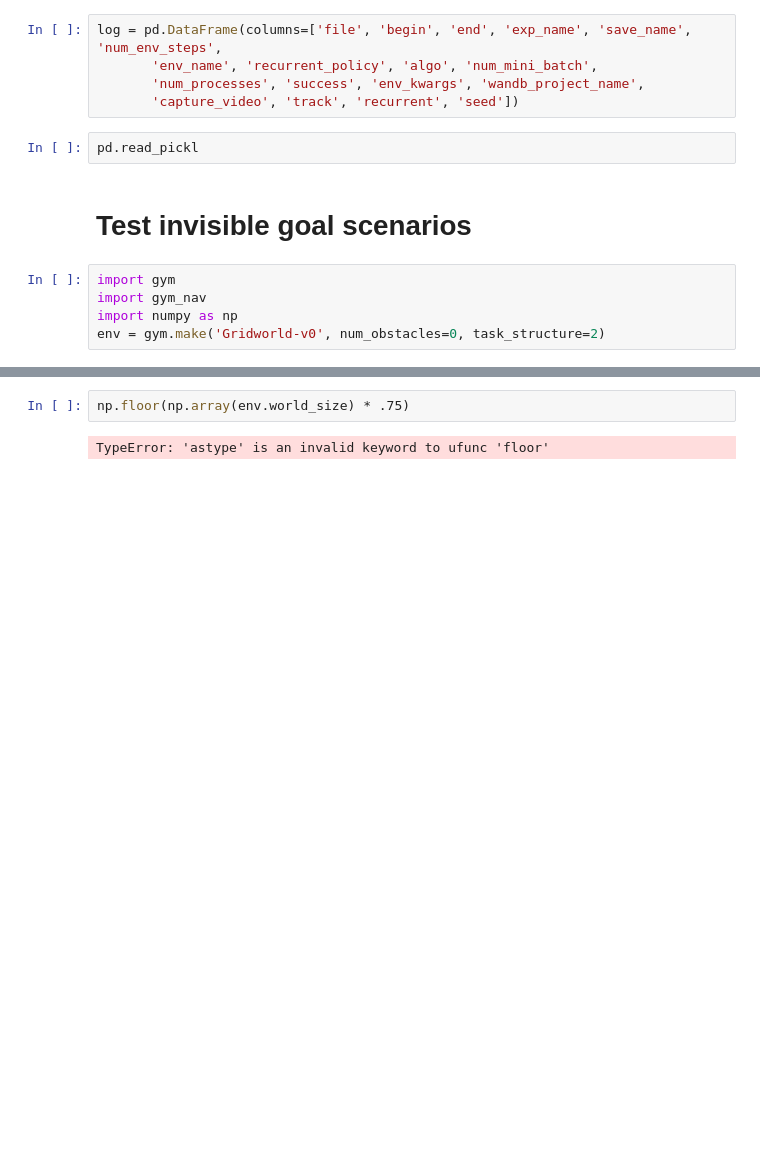
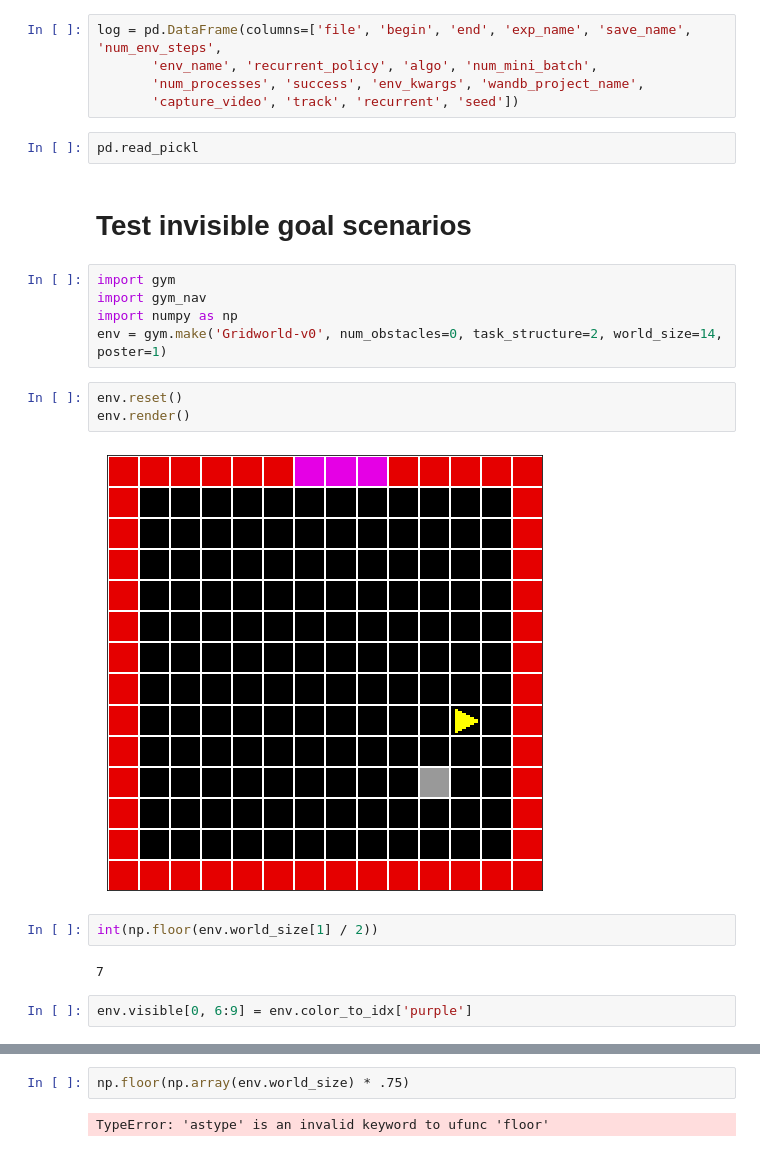
Before and after one commit to liuandrew/training-rl-algo, a Jupyter notebook: misc.ipynb, the cells around one changed output, grey strips where cells are left out. Drawn from its saved outputs; the diff is of its cells as text; blank space fills up the shorter version.

```diff
--- a/misc.ipynb
+++ b/misc.ipynb
@@ -2266,6 +2266,17 @@ pd.read_pickl
 import gym
 import gym_nav
 import numpy as np
-env = gym.make('Gridworld-v0', num_obstacles=0, task_structure=2)
+env = gym.make('Gridworld-v0', num_obstacles=0, task_structure=2, world_size=14, poster=1)
+# %%
+env.reset()
+env.render()
+# %% [output]
+[figure, added]
+# %%
+int(np.floor(env.world_size[1] / 2))
+# %% [output]
+7
+# %%
+env.visible[0, 6:9] = env.color_to_idx['purple']
 # %%
 env.render()
```
Also changed, not shown: parts of 5 cells of this notebook, 3 other files.
